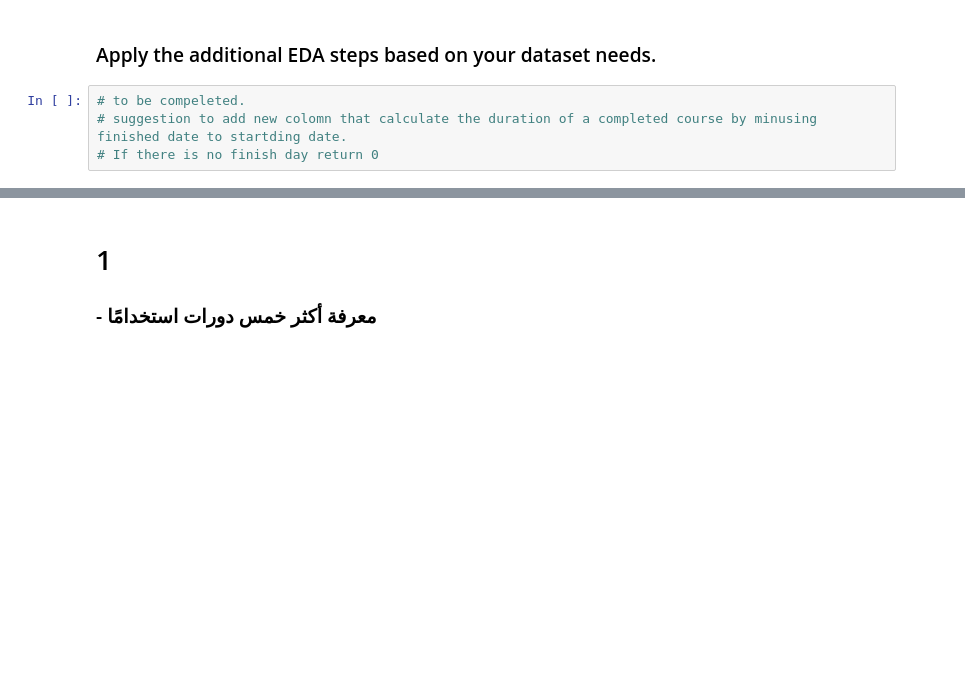
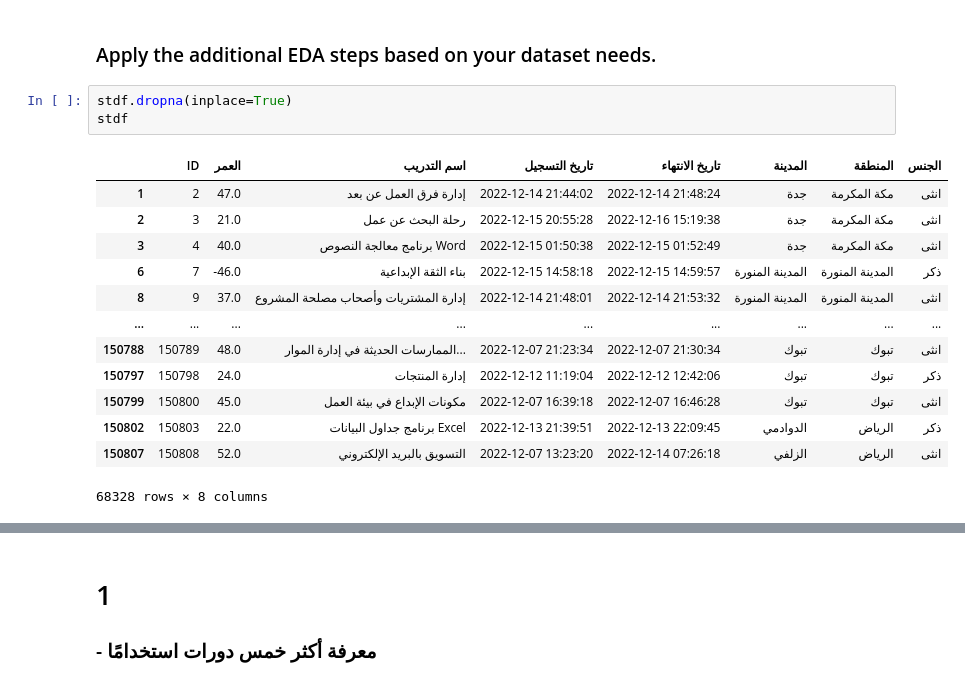
Before and after one commit to MoaathMog/droob-porject, a Jupyter notebook: doroop-proj.ipynb, the cells around one changed output, grey strips where cells are left out. Saved outputs shown, nothing was run; the diff lists cells and outputs as text; blank space fills up the shorter version.

```diff
--- a/doroop-proj.ipynb
+++ b/doroop-proj.ipynb
@@ -57,6 +130,19 @@ group.head(10)
 # %% [markdown]
 ### Apply the additional EDA steps based on your dataset needs.
-# %%
-# to be compeleted.
-# suggestion to add new colomn that calculate the duration of a completed course by minusing finished date to startding date.
-# If there is no finish day return 0
+# %%
+stdf.dropna(inplace=True)
+stdf
+# %% [output]
+|  | ID | العمر | اسم التدريب | تاريخ التسجيل | تاريخ الانتهاء | المدينة | المنطقة | الجنس |
+| 1 | 2 | 47.0 | إدارة فرق العمل عن بعد | 2022-12-14 21:44:02 | 2022-12-14 21:48:24 | جدة | مكة المكرمة | انثى |
+| 2 | 3 | 21.0 | رحلة البحث عن عمل | 2022-12-15 20:55:28 | 2022-12-16 15:19:38 | جدة | مكة المكرمة | انثى |
+| 3 | 4 | 40.0 | برنامج معالجة النصوص Word | 2022-12-15 01:50:38 | 2022-12-15 01:52:49 | جدة | مكة المكرمة | انثى |
+| 6 | 7 | -46.0 | بناء الثقة الإبداعية | 2022-12-15 14:58:18 | 2022-12-15 14:59:57 | المدينة المنورة | المدينة المنورة | ذكر |
+| 8 | 9 | 37.0 | إدارة المشتريات وأصحاب مصلحة المشروع | 2022-12-14 21:48:01 | 2022-12-14 21:53:32 | المدينة المنورة | المدينة المنورة | انثى |
+| ... | ... | ... | ... | ... | ... | ... | ... | ... |
+| 150788 | 150789 | 48.0 | الممارسات الحديثة في إدارة الموار... | 2022-12-07 21:23:34 | 2022-12-07 21:30:34 | تبوك | تبوك | انثى |
+| 150797 | 150798 | 24.0 | إدارة المنتجات | 2022-12-12 11:19:04 | 2022-12-12 12:42:06 | تبوك | تبوك | ذكر |
+| 150799 | 150800 | 45.0 | مكونات الإبداع في بيئة العمل | 2022-12-07 16:39:18 | 2022-12-07 16:46:28 | تبوك | تبوك | انثى |
+| 150802 | 150803 | 22.0 | برنامج جداول البيانات Excel | 2022-12-13 21:39:51 | 2022-12-13 22:09:45 | الدوادمي | الرياض | ذكر |
+| 150807 | 150808 | 52.0 | التسويق بالبريد الإلكتروني | 2022-12-07 13:23:20 | 2022-12-14 07:26:18 | الزلفي | الرياض | انثى |
+68328 rows × 8 columns
```
Also changed, not shown: parts of 11 cells of this notebook.
